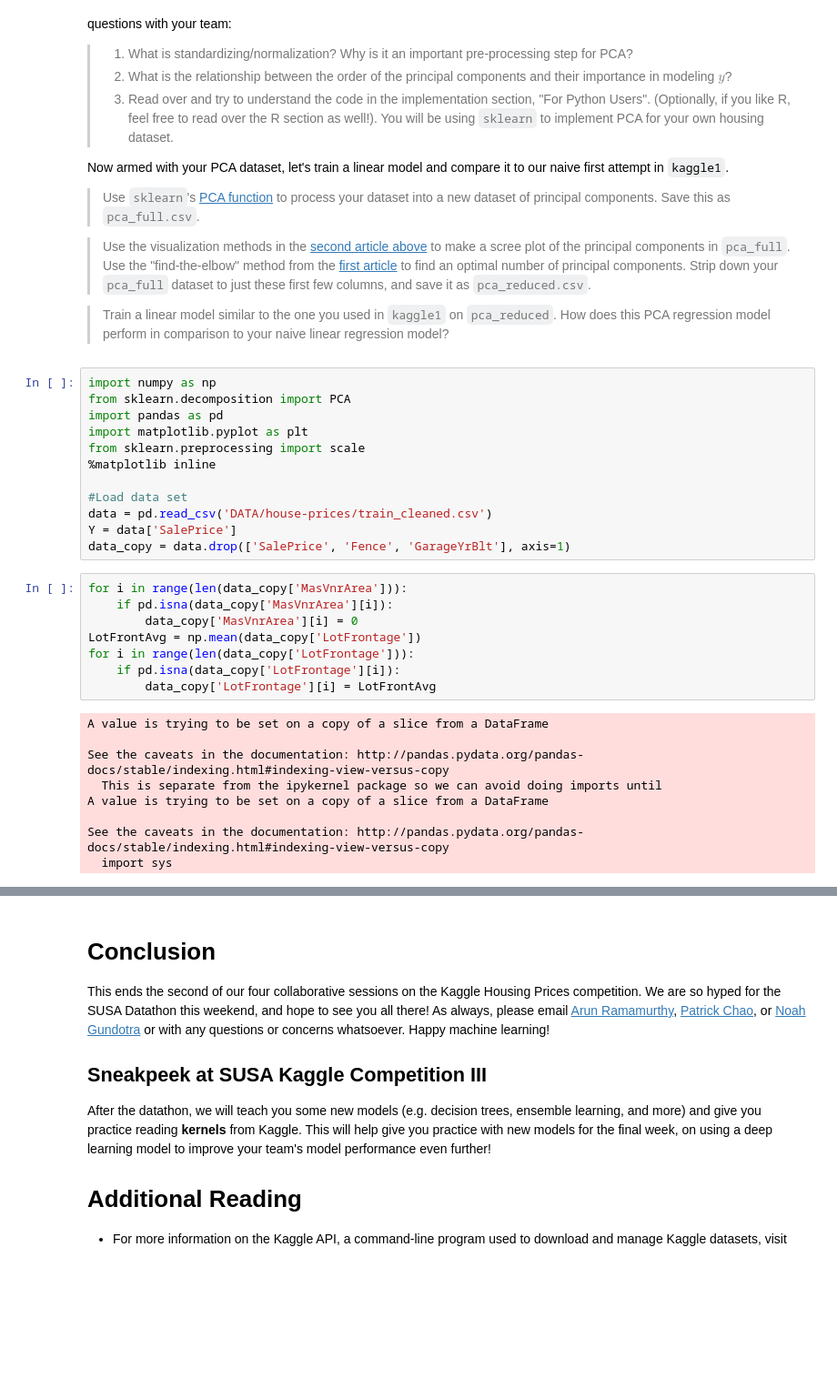
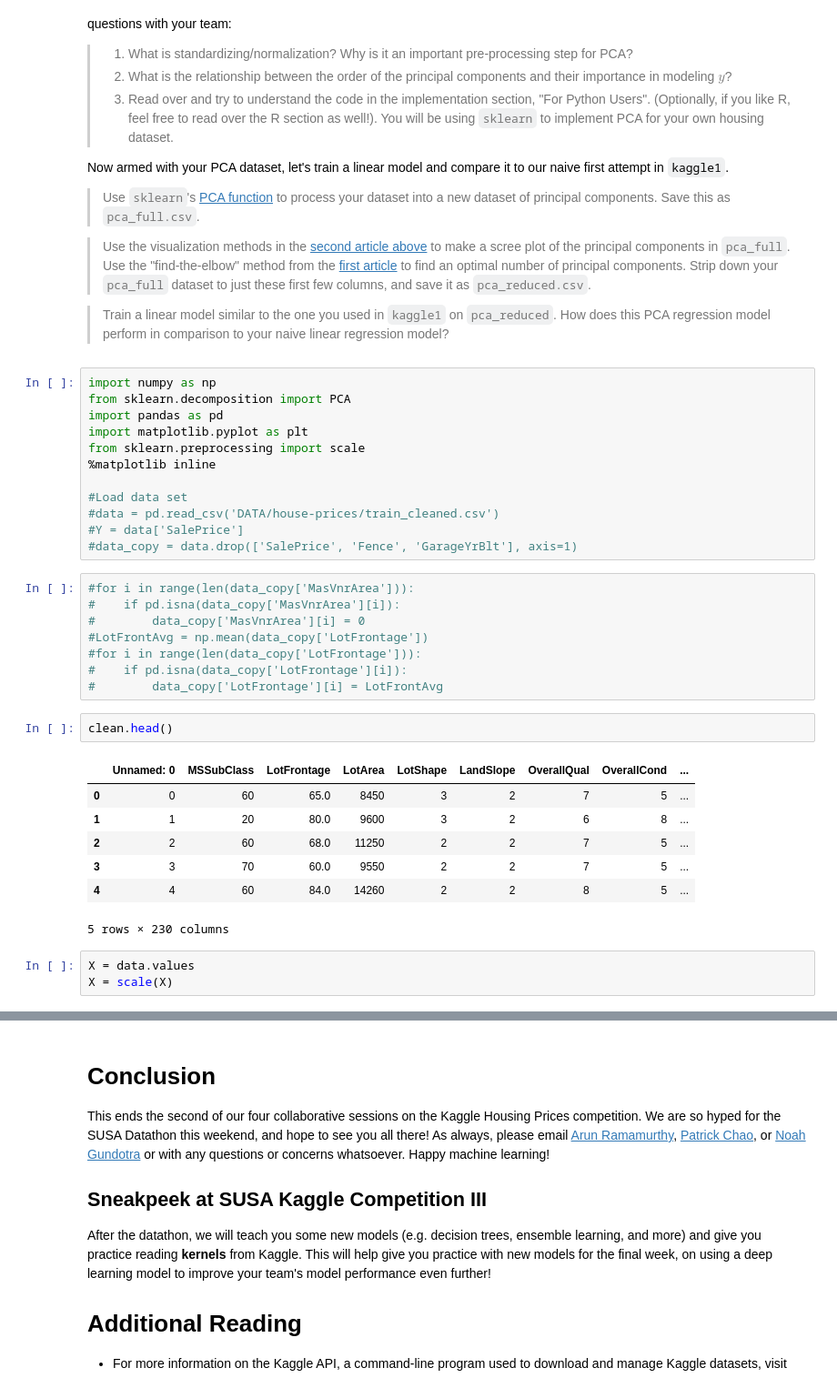
Before and after one commit to claalmve/crash-course, a Jupyter notebook: Kaggle/kaggle2.ipynb, the cells around one changed output, grey strips where cells are left out. Shown at 91% size. Cells and saved outputs as stored; diff of their text form; blank space fills up the shorter version.

```diff
--- a/Kaggle/kaggle2.ipynb
+++ b/Kaggle/kaggle2.ipynb
@@ -359,23 +403,27 @@ from sklearn.preprocessing import scale
 %matplotlib inline
 
 #Load data set
-data = pd.read_csv('DATA/house-prices/train_cleaned.csv')
-Y = data['SalePrice']
-data_copy = data.drop(['SalePrice', 'Fence', 'GarageYrBlt'], axis=1)
+#data = pd.read_csv('DATA/house-prices/train_cleaned.csv')
+#Y = data['SalePrice']
+#data_copy = data.drop(['SalePrice', 'Fence', 'GarageYrBlt'], axis=1)
 # %%
-for i in range(len(data_copy['MasVnrArea'])):
-    if pd.isna(data_copy['MasVnrArea'][i]):
-        data_copy['MasVnrArea'][i] = 0
-LotFrontAvg = np.mean(data_copy['LotFrontage'])
-for i in range(len(data_copy['LotFrontage'])):
-    if pd.isna(data_copy['LotFrontage'][i]):
-        data_copy['LotFrontage'][i] = LotFrontAvg
+#for i in range(len(data_copy['MasVnrArea'])):
+#    if pd.isna(data_copy['MasVnrArea'][i]):
+#        data_copy['MasVnrArea'][i] = 0
+#LotFrontAvg = np.mean(data_copy['LotFrontage'])
+#for i in range(len(data_copy['LotFrontage'])):
+#    if pd.isna(data_copy['LotFrontage'][i]):
+#        data_copy['LotFrontage'][i] = LotFrontAvg
-# %% [output]
-A value is trying to be set on a copy of a slice from a DataFrame
-
-See the caveats in the documentation: http://pandas.pydata.org/pandas-docs/stable/indexing.html#indexing-view-versus-copy
-  This is separate from the ipykernel package so we can avoid doing imports until
-A value is trying to be set on a copy of a slice from a DataFrame
-
-See the caveats in the documentation: http://pandas.pydata.org/pandas-docs/stable/indexing.html#indexing-view-versus-copy
-  import sys
+# %%
+clean.head()
+# %% [output]
+|  | Unnamed: 0 | MSSubClass | LotFrontage | LotArea | LotShape | LandSlope | OverallQual | OverallCond | ... |
+| 0 | 0 | 60 | 65.0 | 8450 | 3 | 2 | 7 | 5 | ... |
+| 1 | 1 | 20 | 80.0 | 9600 | 3 | 2 | 6 | 8 | ... |
+| 2 | 2 | 60 | 68.0 | 11250 | 2 | 2 | 7 | 5 | ... |
+| 3 | 3 | 70 | 60.0 | 9550 | 2 | 2 | 7 | 5 | ... |
+| 4 | 4 | 60 | 84.0 | 14260 | 2 | 2 | 8 | 5 | ... |
+5 rows × 230 columns
+# %%
+X = data.values
+X = scale(X)
```
Also changed, not shown: parts of 16 cells of this notebook.
